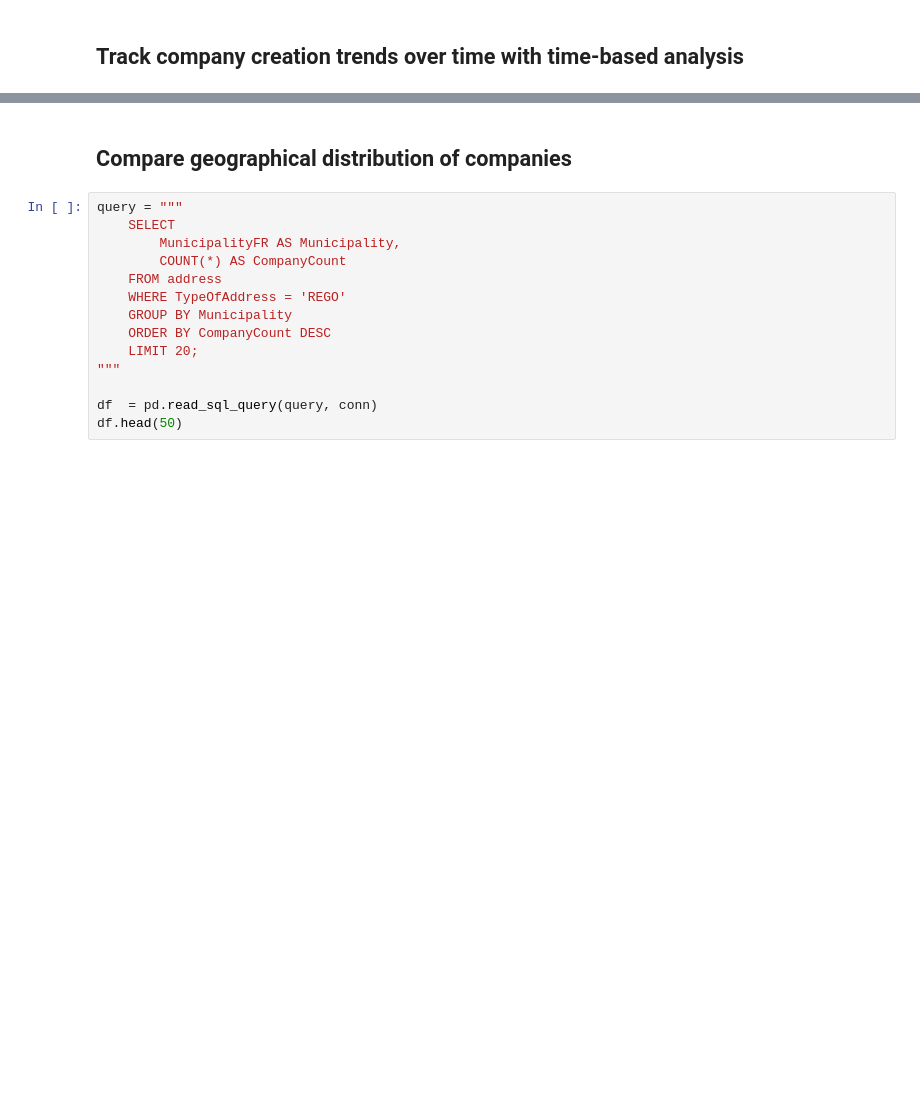
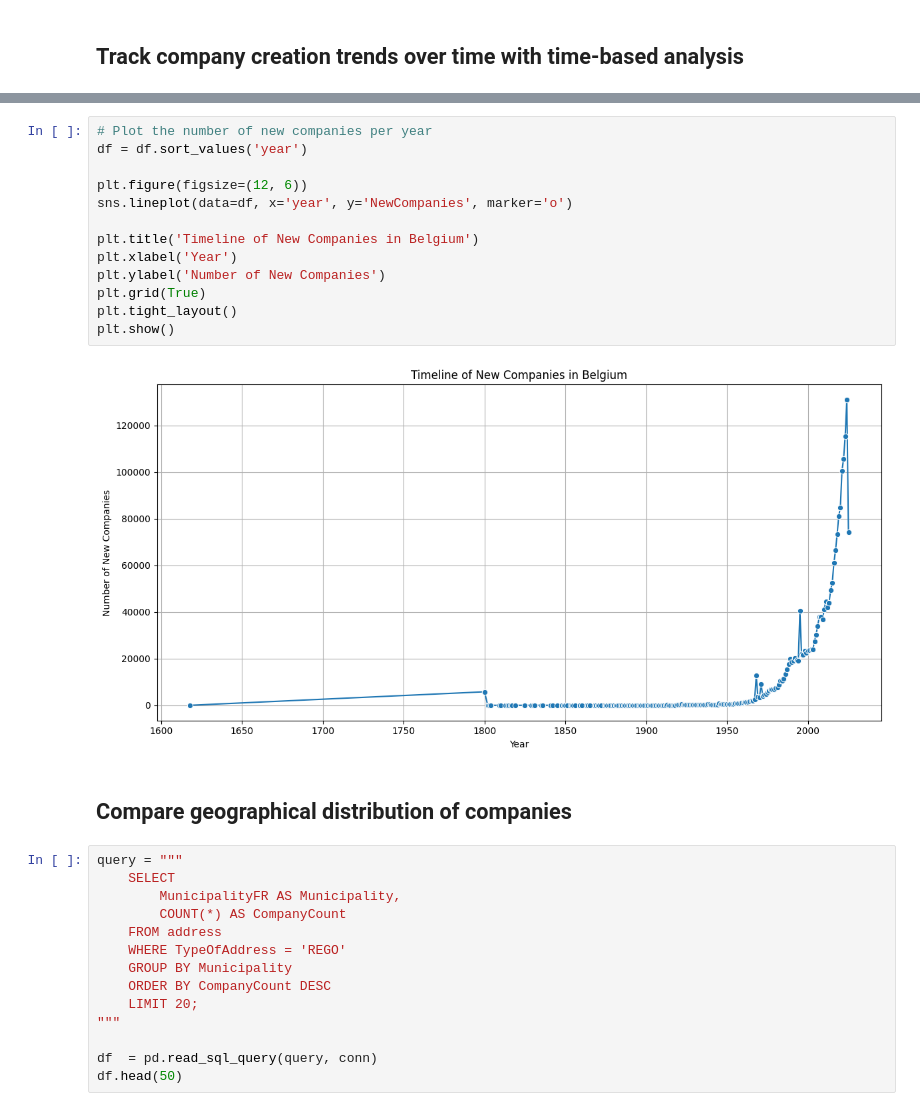
Before and after one commit to albertopd/challenge-data-analysis-sql, a Jupyter notebook: data-analysis-sql.ipynb, the cells around one changed output, grey strips where cells are left out. Drawn from its saved outputs; the diff is of its cells as text; blank space fills up the shorter version.

Commit message:
More graphics

```diff
--- a/data-analysis-sql.ipynb
+++ b/data-analysis-sql.ipynb
@@ -236,3 +265,18 @@ df.head(10)
+# %%
+# Plot the number of new companies per year
+df = df.sort_values('year')
+
+plt.figure(figsize=(12, 6))
+sns.lineplot(data=df, x='year', y='NewCompanies', marker='o')
+
+plt.title('Timeline of New Companies in Belgium')
+plt.xlabel('Year')
+plt.ylabel('Number of New Companies')
+plt.grid(True)
+plt.tight_layout()
+plt.show()
+# %% [output]
+[figure, added]
 # %% [markdown]
 ## Compare geographical distribution of companies
 # %%
```
Also changed, not shown: parts of 6 cells of this notebook.
